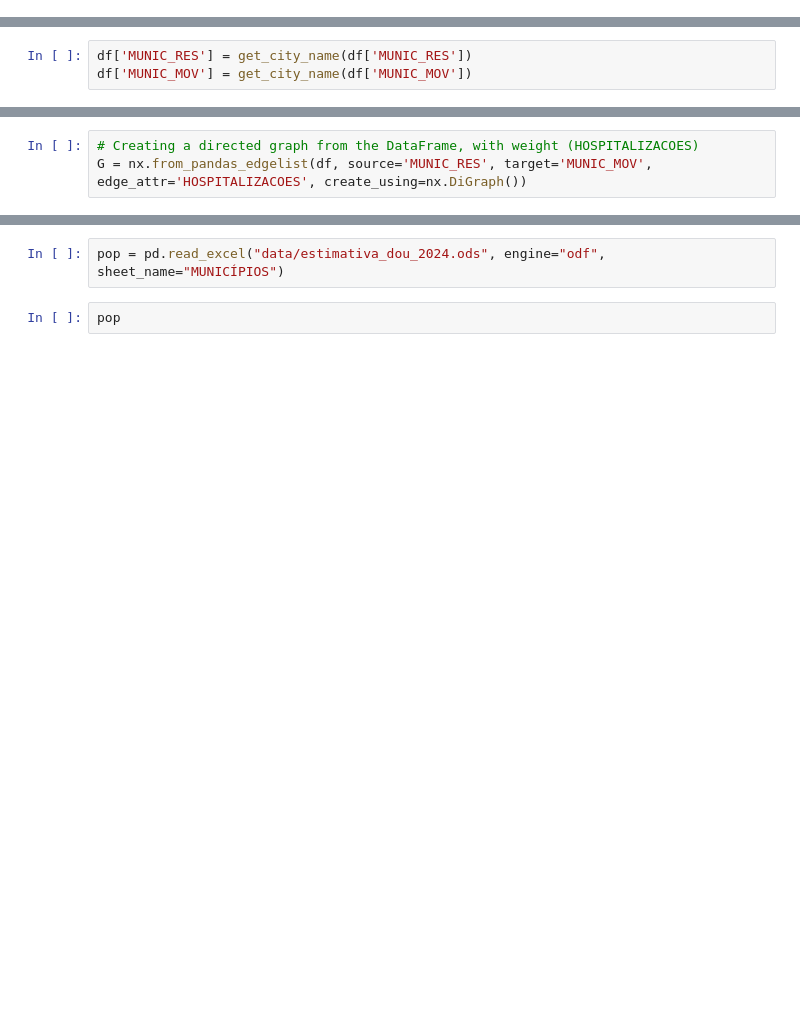
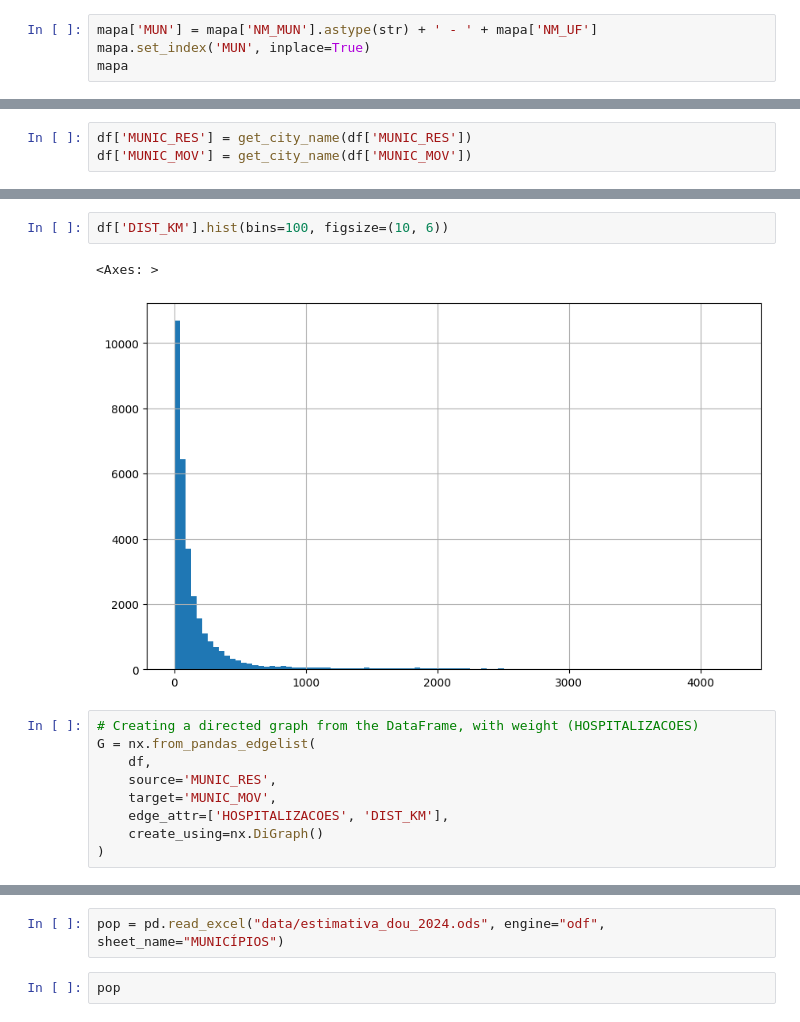
Before and after one commit to ViniAS/TCC, a Jupyter notebook: graph.ipynb, the cells around one changed output, grey strips where cells are left out. Saved outputs shown, nothing was run; the diff lists cells and outputs as text; blank space fills up the shorter version.

```diff
--- a/graph.ipynb
+++ b/graph.ipynb
@@ -4,0 +13,4 @@ from src.transform_data import get_city_name
+# %%
+mapa['MUN'] = mapa['NM_MUN'].astype(str) + ' - ' + mapa['NM_UF']
+mapa.set_index('MUN', inplace=True)
+mapa
@@ -10,6 +145,17 @@ df['MUNIC_MOV'] = get_city_name(df['MUNIC_MOV'])
+# %%
+df['DIST_KM'].hist(bins=100, figsize=(10, 6))
+# %% [output]
+<Axes: >
+[figure, added]
 # %%
 # Creating a directed graph from the DataFrame, with weight (HOSPITALIZACOES)
-G = nx.from_pandas_edgelist(df, source='MUNIC_RES', target='MUNIC_MOV', edge_attr='HOSPITALIZACOES', create_using=nx.DiGraph())
+G = nx.from_pandas_edgelist(
+    df,
+    source='MUNIC_RES',
+    target='MUNIC_MOV',
+    edge_attr=['HOSPITALIZACOES', 'DIST_KM'],
+    create_using=nx.DiGraph()
+)
 # %%
 in_degree = dict(G.in_degree(weight='HOSPITALIZACOES'))
 out_degree = dict(G.out_degree(weight='HOSPITALIZACOES'))
```
Also changed, not shown: parts of 18 cells of this notebook, 3 other files.
